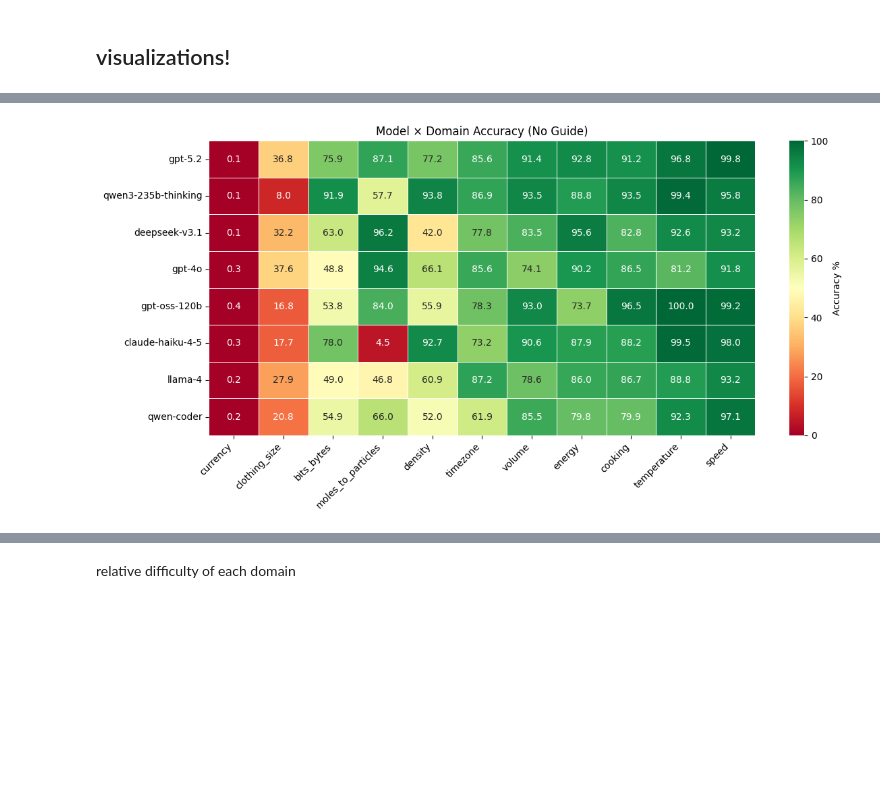
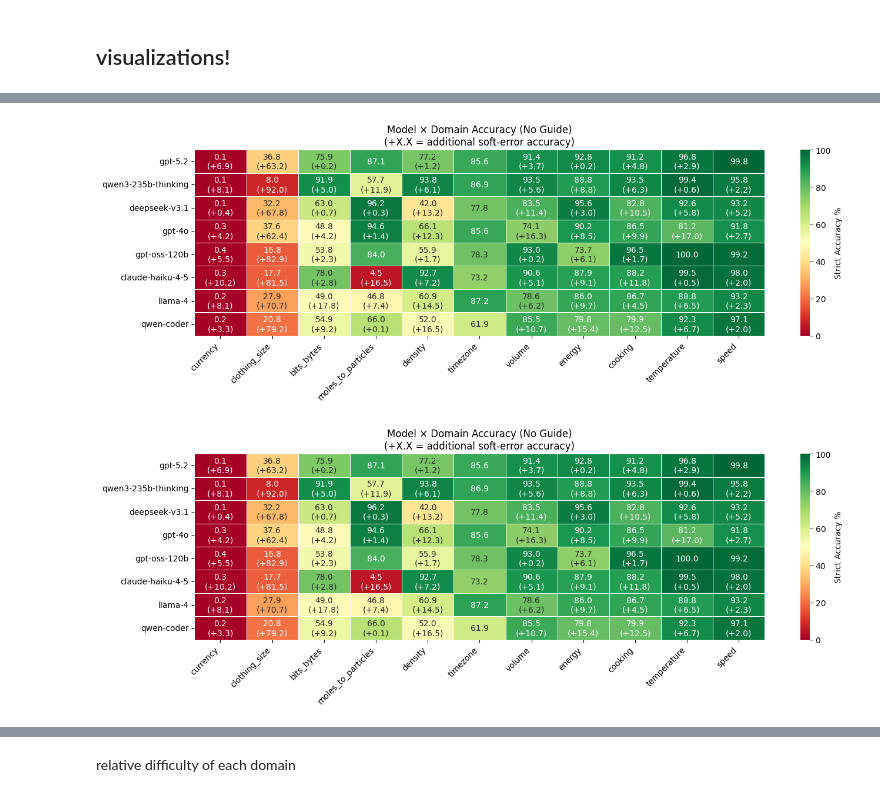
Before and after one commit to janewarren/math_gender, a Jupyter notebook: conversion_test/2_analysis/analysis_new.ipynb, the cells around one changed output, grey strips where cells are left out. Drawn from its saved outputs; the diff is of its cells as text; code cells hidden in the pictures; blank space fills up the shorter version.

```diff
--- a/conversion_test/2_analysis/analysis_new.ipynb
+++ b/conversion_test/2_analysis/analysis_new.ipynb
@@ -21,7 +22,7 @@ MODEL_DISPLAY = {
     'llama-4': 'Llama-4-Maverick',
     'gpt-5.2': 'GPT-5.2 ★',
     'deepseek-v3.1': 'DeepSeek-V3.1 ★',
-    'qwen3-235b-thinking': 'Qwen3-235B-Think ★',
+    # 'qwen3-235b-thinking': 'Qwen3-235B-Think ★',
     'qwen3-next-thinking': 'Qwen3-Next-Think ★',
     'gpt-oss-120b': 'GPT-OSS-120B',
 }
@@ -362,28 +584,6 @@ plt.tight_layout()
 # %%
-# make a no guide heatmap of accuracy by model, condition
-heatmap_data_no_guide = (
-    df_stats[df_stats['condition'] == 'in_domain_no_guide']
-    .pivot(index='model', columns='domain', values='accuracy_%')
-)
-# sort rows (models) and columns (domains) by average accuracy descending
-heatmap_data_no_guide = heatmap_data_no_guide.loc[
-    heatmap_data_no_guide.mean(axis=1).sort_values(ascending=False).index,
-    heatmap_data_no_guide.mean(axis=0).sort_values(ascending=True).index]
-
-plt.figure(figsize=(12, 6))
-sns.heatmap(
-    heatmap_data_no_guide,
-    annot=True, fmt='.1f',       # show numbers in cells
-    cmap='RdYlGn',
-    vmin=0, vmax=100,
-    linewidths=0.5,
-    cbar_kws={'label': 'Accuracy %'},
-)
-plt.title('Model × Domain Accuracy (No Guide)')
-plt.xlabel('')
-plt.ylabel('')
-plt.xticks(rotation=45, ha='right')
-plt.tight_layout()
+make_accuracy_heatmap(df_all, 'in_domain_no_guide', 'Model × Domain Accuracy (No Guide)')
 # %% [output]
-[figure, old version]
+[figure, new version]
+[figure, added]
 # %%
```
Also changed, not shown: parts of 22 cells of this notebook, 5 other files.
